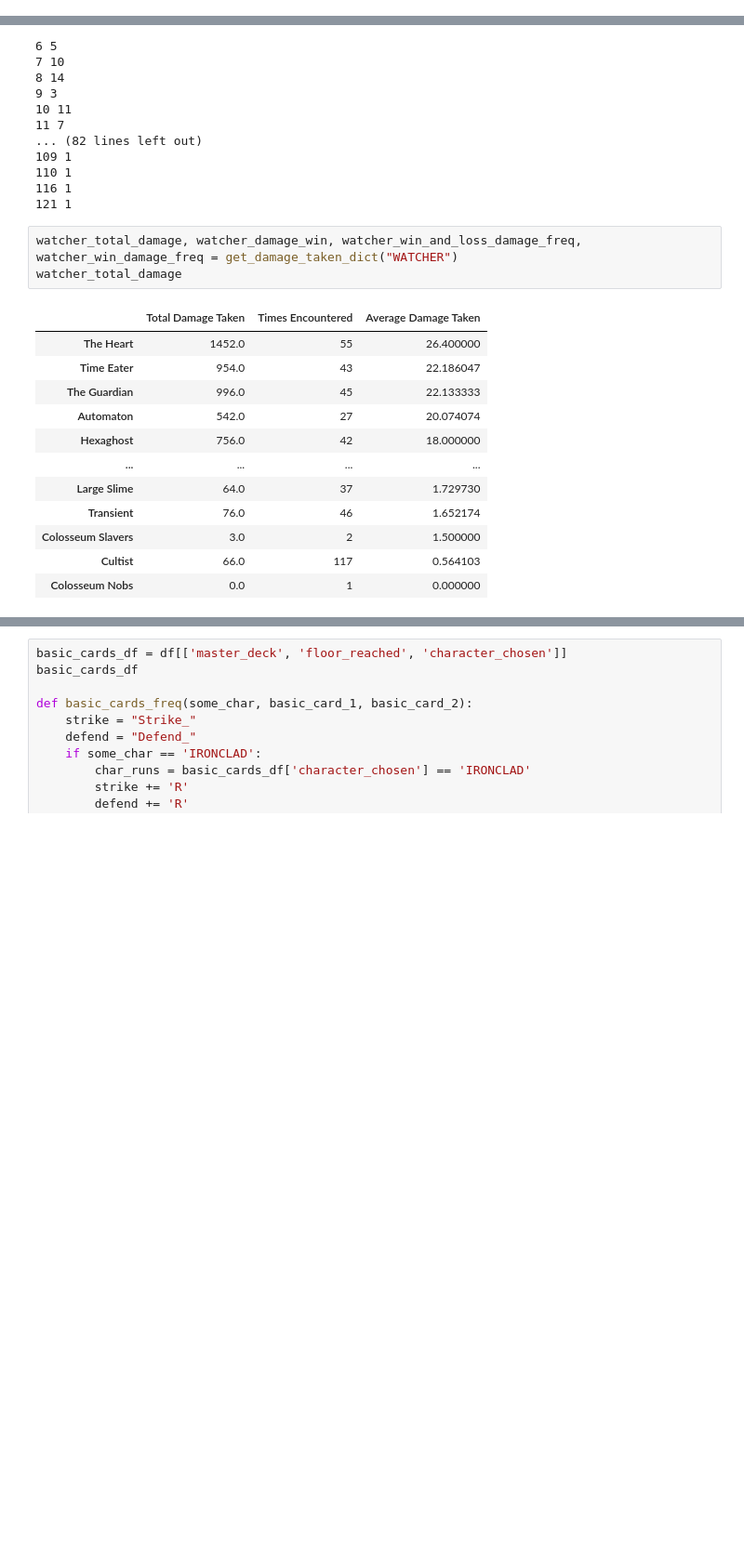
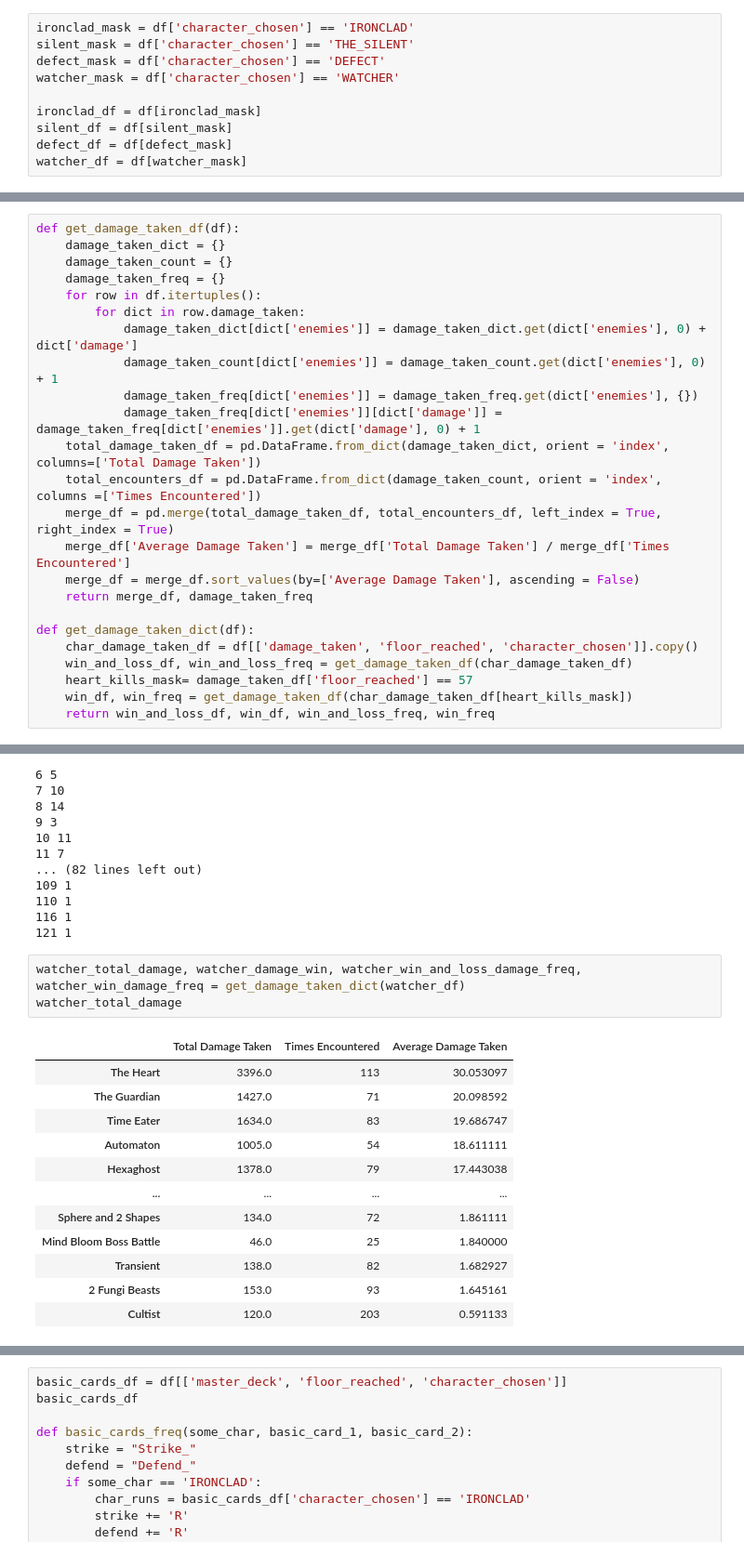
Before and after one commit to yuelongzheng/SlayTheSpire, a Jupyter notebook: Analysis.ipynb, the cells around one changed output, grey strips where cells are left out. Shown at 93% size. Drawn from its saved outputs; the diff is of its cells as text; blank space fills up the shorter version.

```diff
--- a/Analysis.ipynb
+++ b/Analysis.ipynb
@@ -36 +35,11 @@ asc_20_mask
 df = df[asc_20_mask]
+# %%
+ironclad_mask = df['character_chosen'] == 'IRONCLAD'
+silent_mask = df['character_chosen'] == 'THE_SILENT'
+defect_mask = df['character_chosen'] == 'DEFECT'
+watcher_mask = df['character_chosen'] == 'WATCHER'
+
+ironclad_df = df[ironclad_mask]
+silent_df = df[silent_mask]
+defect_df = df[defect_mask]
+watcher_df = df[watcher_mask]
@@ -1413 +1481,25 @@ ironclad_total_damage
 64 rows × 3 columns
+# %%
+def get_damage_taken_df(df):
+    damage_taken_dict = {}
+    damage_taken_count = {}
+    damage_taken_freq = {}
+    for row in df.itertuples():
+        for dict in row.damage_taken:
+            damage_taken_dict[dict['enemies']] = damage_taken_dict.get(dict['enemies'], 0) + dict['damage']
+            damage_taken_count[dict['enemies']] = damage_taken_count.get(dict['enemies'], 0) + 1
+            damage_taken_freq[dict['enemies']] = damage_taken_freq.get(dict['enemies'], {})
+            damage_taken_freq[dict['enemies']][dict['damage']] = damage_taken_freq[dict['enemies']].get(dict['damage'], 0) + 1
+    total_damage_taken_df = pd.DataFrame.from_dict(damage_taken_dict, orient = 'index', columns=['Total Damage Taken'])
+    total_encounters_df = pd.DataFrame.from_dict(damage_taken_count, orient = 'index', columns =['Times Encountered'])
+    merge_df = pd.merge(total_damage_taken_df, total_encounters_df, left_index = True, right_index = True)
+    merge_df['Average Damage Taken'] = merge_df['Total Damage Taken'] / merge_df['Times Encountered']
+    merge_df = merge_df.sort_values(by=['Average Damage Taken'], ascending = False)
+    return merge_df, damage_taken_freq
+
+def get_damage_taken_dict(df):
+    char_damage_taken_df = df[['damage_taken', 'floor_reached', 'character_chosen']].copy()
+    win_and_loss_df, win_and_loss_freq = get_damage_taken_df(char_damage_taken_df)
+    heart_kills_mask= damage_taken_df['floor_reached'] == 57
+    win_df, win_freq = get_damage_taken_df(char_damage_taken_df[heart_kills_mask])
+    return win_and_loss_df, win_df, win_and_loss_freq, win_freq
@@ -1684,21 +1793,21 @@ for key in sorted(defect_win_damage_freq['The Heart']):
 116 1
 121 1
 # %%
-watcher_total_damage, watcher_damage_win, watcher_win_and_loss_damage_freq, watcher_win_damage_freq = get_damage_taken_dict("WATCHER")
+watcher_total_damage, watcher_damage_win, watcher_win_and_loss_damage_freq, watcher_win_damage_freq = get_damage_taken_dict(watcher_df)
 watcher_total_damage
 # %% [output]
 |  | Total Damage Taken | Times Encountered | Average Damage Taken |
-| The Heart | 1452.0 | 55 | 26.400000 |
-| Time Eater | 954.0 | 43 | 22.186047 |
-| The Guardian | 996.0 | 45 | 22.133333 |
-| Automaton | 542.0 | 27 | 20.074074 |
-| Hexaghost | 756.0 | 42 | 18.000000 |
+| The Heart | 3396.0 | 113 | 30.053097 |
+| The Guardian | 1427.0 | 71 | 20.098592 |
+| Time Eater | 1634.0 | 83 | 19.686747 |
+| Automaton | 1005.0 | 54 | 18.611111 |
+| Hexaghost | 1378.0 | 79 | 17.443038 |
 | ... | ... | ... | ... |
-| Large Slime | 64.0 | 37 | 1.729730 |
-| Transient | 76.0 | 46 | 1.652174 |
-| Colosseum Slavers | 3.0 | 2 | 1.500000 |
-| Cultist | 66.0 | 117 | 0.564103 |
-| Colosseum Nobs | 0.0 | 1 | 0.000000 |
+| Sphere and 2 Shapes | 134.0 | 72 | 1.861111 |
+| Mind Bloom Boss Battle | 46.0 | 25 | 1.840000 |
+| Transient | 138.0 | 82 | 1.682927 |
+| 2 Fungi Beasts | 153.0 | 93 | 1.645161 |
+| Cultist | 120.0 | 203 | 0.591133 |
 63 rows × 3 columns
 # %%
 watcher_damage_win
```
Also changed, not shown: parts of 105 cells of this notebook.
